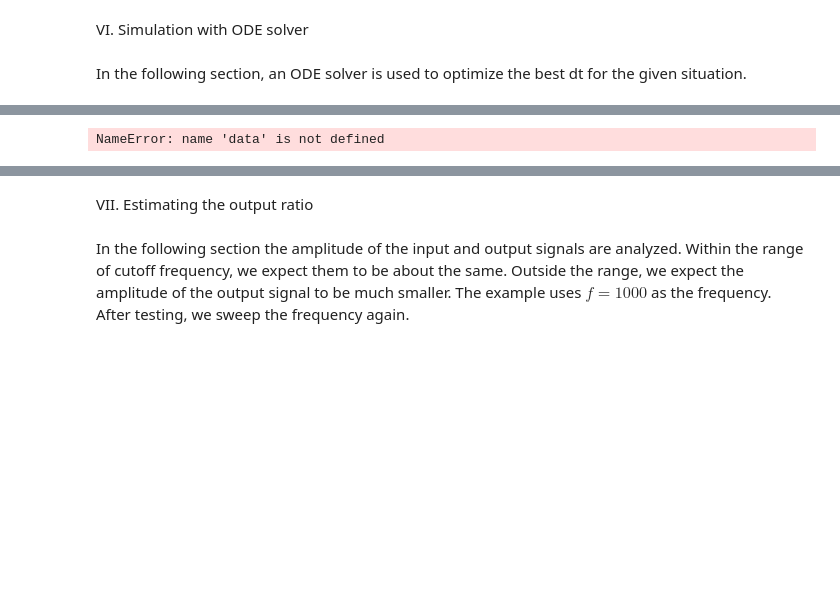
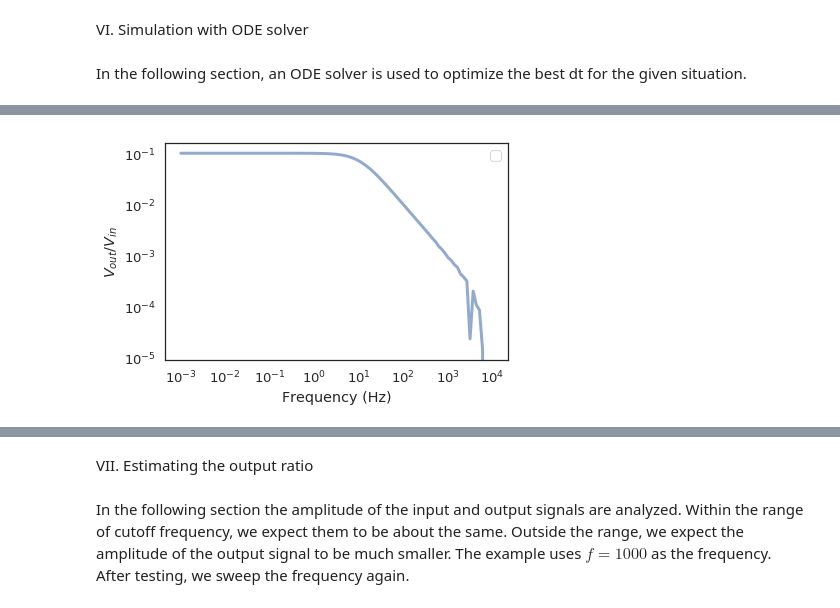
Before and after one commit to solomondg/ModSim_Proj2, a Jupyter notebook: notebook.ipynb, the cells around one changed output, grey strips where cells are left out. Drawn from its saved outputs; the diff is of its cells as text; code cells hidden in the pictures; blank space fills up the shorter version.

```diff
--- a/notebook.ipynb
+++ b/notebook.ipynb
@@ -210,5 +243,40 @@ def slope_func(state, t, system):
-# %%
-results, detail = run_ode_solver(system, slope_func,
-t_eval=data.index)
-# %% [output]
-NameError: name 'data' is not defined
+# %%
+#results, detail = run_odeint(system, slope_func, t_eval=[i*0.01 for i in range(int(round(3/0.01)))])
+
+data = []
+from tqdm import tqdm
+from math import log10
+
+for i in tqdm(np.logspace(-3, 4, 100)):
+    #if (i < 10e1): ts=[i*0.001 for i in range(int(round(100/0.001)))]
+    #else: ts=[i*0.001 for i in range(int(round(1/0.001)))]
+    #if (i < 10e1): tend = 100
+    #else: tend = 1
+
+    exp = log10(i)
+    t_end = 1/(10**exp) * 10
+
+    sys = System(
+        init=State(I=0, dI=0),
+        R=1000,
+        L=0.0047,
+        C=0.0001,
+        sim_timestep=0.001,
+        t_end=t_end,
+        F=i,
+        ts=[i*0.001 for i in range(int(round(t_end/0.001)))],
+    )
+    res = run_odeint(sys, slope_func)
+    vr = (np.max(res['I']*R) - np.min(res['I']*R))/2
+    vl = L * np.max(res['dI'])
+    data.append([i, vr, vl])
+# %%
+X = [n[0] for n in data]
+Y = [n[1] for n in data]
+Y2 = [n[2] for n in data]
+plot(X, Y)
+decorate(xlabel='Frequency (Hz)',
+         ylabel='$V_{out} / V_{in}$',
+         xscale='log', yscale='log')
+# %% [output]
+[figure, added]
```
Also changed, not shown: parts of 5 cells of this notebook, 1 other file.
